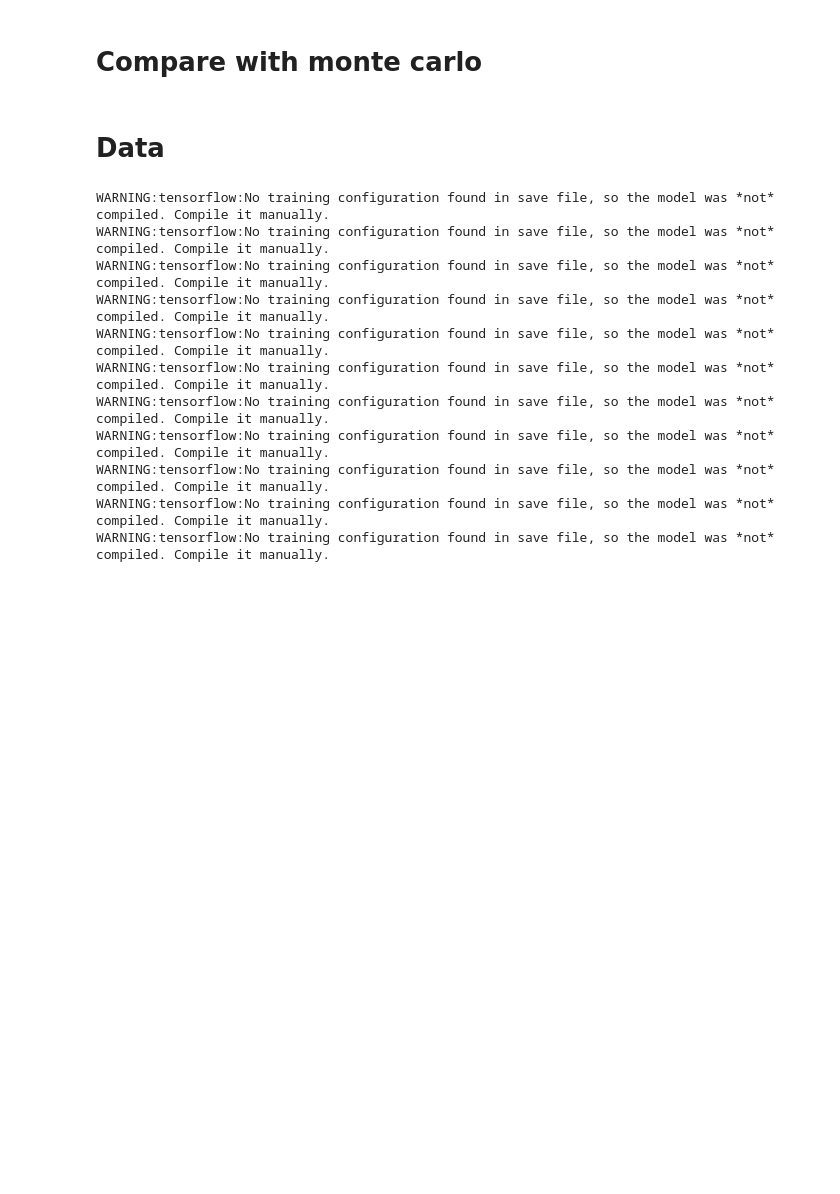
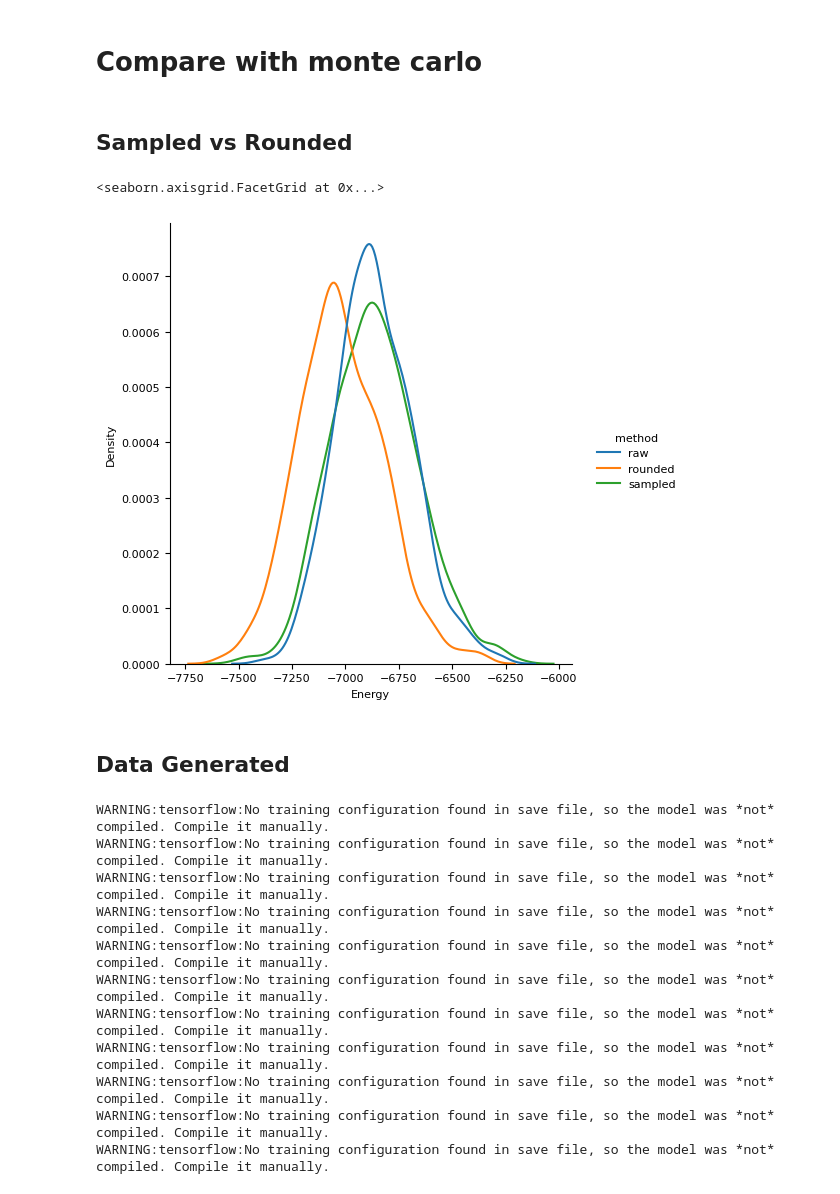
Before and after one commit to pSzyc/Ising, a Jupyter notebook: Model/GAN/GAN_sample.ipynb, the cells around one changed output. Cells and saved outputs as stored; diff of their text form; code cells hidden in the pictures; blank space fills up the shorter version.

Commit message:
energy cost function prepare

```diff
--- a/Model/GAN/GAN_sample.ipynb
+++ b/Model/GAN/GAN_sample.ipynb
@@ -50,8 +41,28 @@ temps = np.arange(2.0, 3.1, 0.1)
 data_list = []
 # %% [markdown]
 # Compare with monte carlo
+# %% [markdown]
+## Sampled vs Rounded
+# %%
+model = load_model_at_T(2.0, folder)
+data = sample(1000, model)
+data_sampled = 2 * np.random.binomial(1, data) - 1
+data_rounded = 2 * np.round(data) - 1
+data_raw = 2 * np.array(data) - 1
+df_sampled = get_df(data_sampled)
+df_rounded = get_df(data_rounded)
+df_raw = get_df(data_raw)
+# %%
+df_raw['method'] = 'raw'
+df_rounded['method'] = 'rounded'
+df_sampled['method'] = 'sampled'
+df = pd.concat([df_raw, df_rounded, df_sampled])
+sns.displot(df, x='Energy', hue='method', kind='kde')
+# %% [output]
+<seaborn.axisgrid.FacetGrid at 0x...>
+[figure, added]
 # %% [markdown]
-# Data
+## Data Generated
 # %%
 with tf.device('CPU:0'):
     for temp in temps:
```
Also changed, not shown: parts of 1 cell of this notebook, 2 other files.
